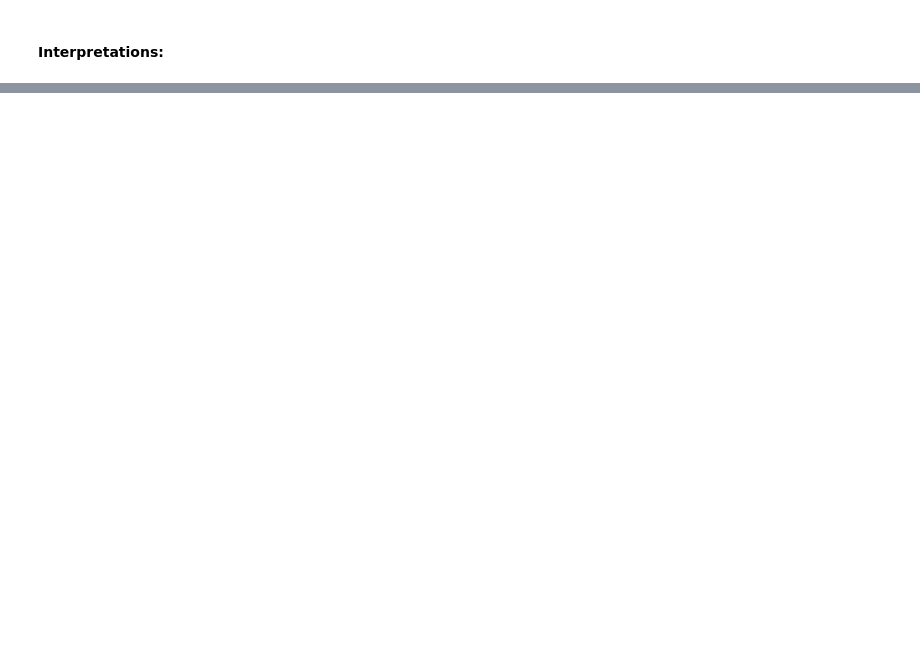
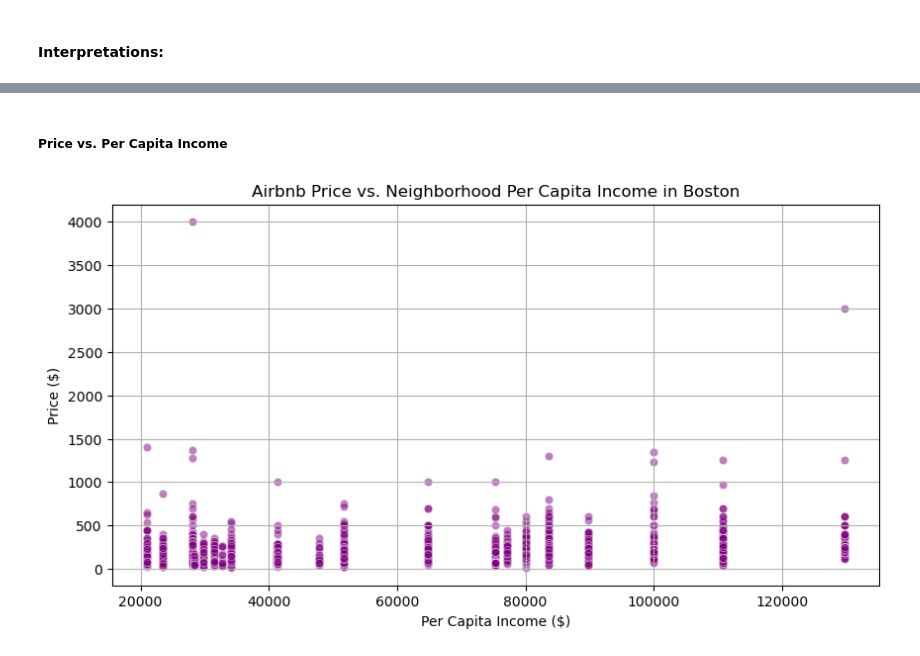
Before and after one commit to ECO225-W2025/eco225-project-code-Hexiang-Li, a Jupyter notebook: Data/project1.ipynb, the cells around one changed output, grey strips where cells are left out. Drawn from its saved outputs; the diff is of its cells as text; code cells hidden in the pictures; blank space fills up the shorter version.

```diff
--- a/Data/project1.ipynb
+++ b/Data/project1.ipynb
@@ -118,0 +160,13 @@ listings_cleaned
+# %%
+df_household_income = pd.read_excel(xls, sheet_name="Household Income")
+df_household_income = df_household_income.iloc[3:, [0, 1]]
+df_household_income.columns = ["Region", "Median Household Income"]
+
+df_household_income["Region"] = df_household_income["Region"].str.strip()
+
+df_household_income["Median Household Income"] = df_household_income["Median Household Income"].astype(str).str.replace(r'[\$,]', '', regex=True)
+df_household_income["Median Household Income"] = pd.to_numeric(df_household_income["Median Household Income"], errors="coerce")
+
+df_household_income = df_household_income[df_household_income["Region"] != "Massachusetts"]
+
+print(df_household_income)
@@ -118,0 +195,12 @@ listings_cleaned
+# %%
+df_poverty = pd.read_excel(xls, sheet_name="Poverty Rates")
+df_poverty = df_poverty.iloc[3:, [0, 3]]
+df_poverty.columns = ["Region", "Poverty Rate"]
+
+df_poverty["Region"] = df_poverty["Region"].str.strip()
+
+df_poverty["Poverty Rate"] = pd.to_numeric(df_poverty["Poverty Rate"], errors="coerce")
+
+df_poverty = df_poverty[df_poverty["Region"] != "Massachusetts"]
+
+print(df_poverty)
@@ -268,0 +398,12 @@ Here,
+# %% [markdown]
+##### Price vs. Per Capita Income
+# %%
+plt.figure(figsize=(10, 5))
+sns.scatterplot(x=merged_df['Per Capita Income'], y=merged_df['price'], alpha=0.5, color='purple')
+plt.xlabel('Per Capita Income ($)')
+plt.ylabel('Price ($)')
+plt.title('Airbnb Price vs. Neighborhood Per Capita Income in Boston')
+plt.grid(True)
+plt.show()
+# %% [output]
+[figure, added]
```
Also changed, not shown: parts of 69 cells of this notebook.
